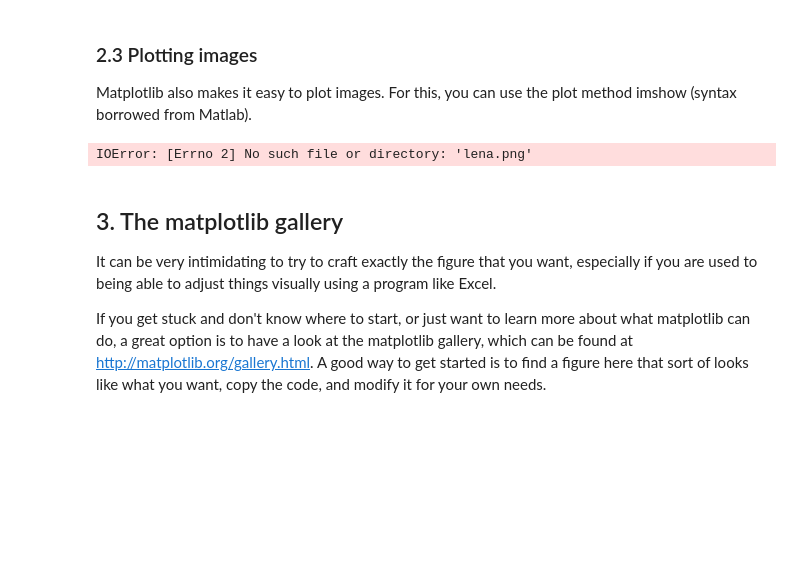
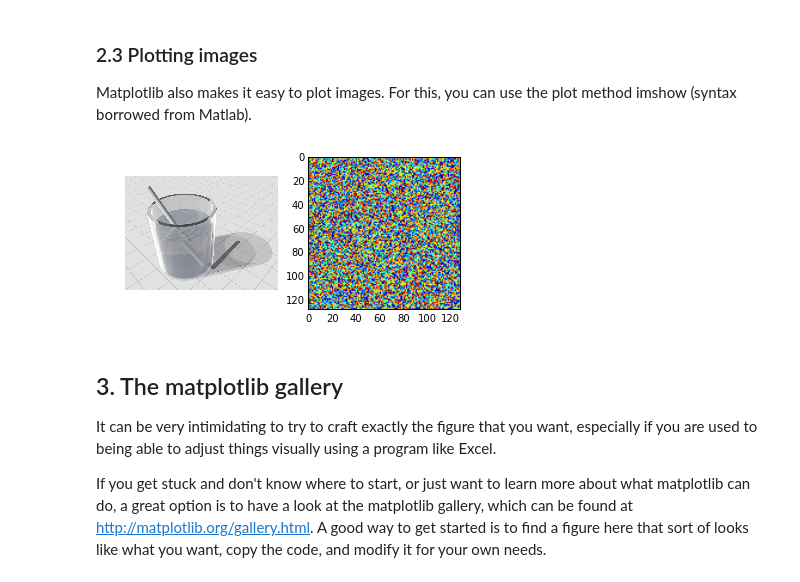
Before and after one commit to erdc/colorado-precip, a Jupyter notebook: matplotlib-instructor.ipynb, the cells around one changed output. Saved outputs shown, nothing was run; the diff lists cells and outputs as text; code cells hidden in the pictures; blank space fills up the shorter version.

```diff
--- a/matplotlib-instructor.ipynb
+++ b/matplotlib-instructor.ipynb
@@ -130,17 +130,17 @@ Matplotlib also makes it easy to plot images. For this, you can use the plot met
 (syntax borrowed from Matlab).
 # %%
 # Read an image file for first subplot, generate random array for second
-img1 = plt.imread('lena.png')
+img1 = plt.imread('Waterglass_01c.png')
 img2 = np.random.rand(128, 128)
 
 # Make figure
 fig, (ax1, ax2) = plt.subplots(1, 2)
 ax1.imshow(img1)
 ax2.imshow(img2)
 
 ax1.set_axis_off()  # Hide "spines" on first axis
 # %% [output]
-IOError: [Errno 2] No such file or directory: 'lena.png'
+[figure, added]
 # %% [markdown]
 ## 3. The matplotlib gallery
 
```
Also changed, not shown: parts of 7 cells of this notebook, 2 other files.
